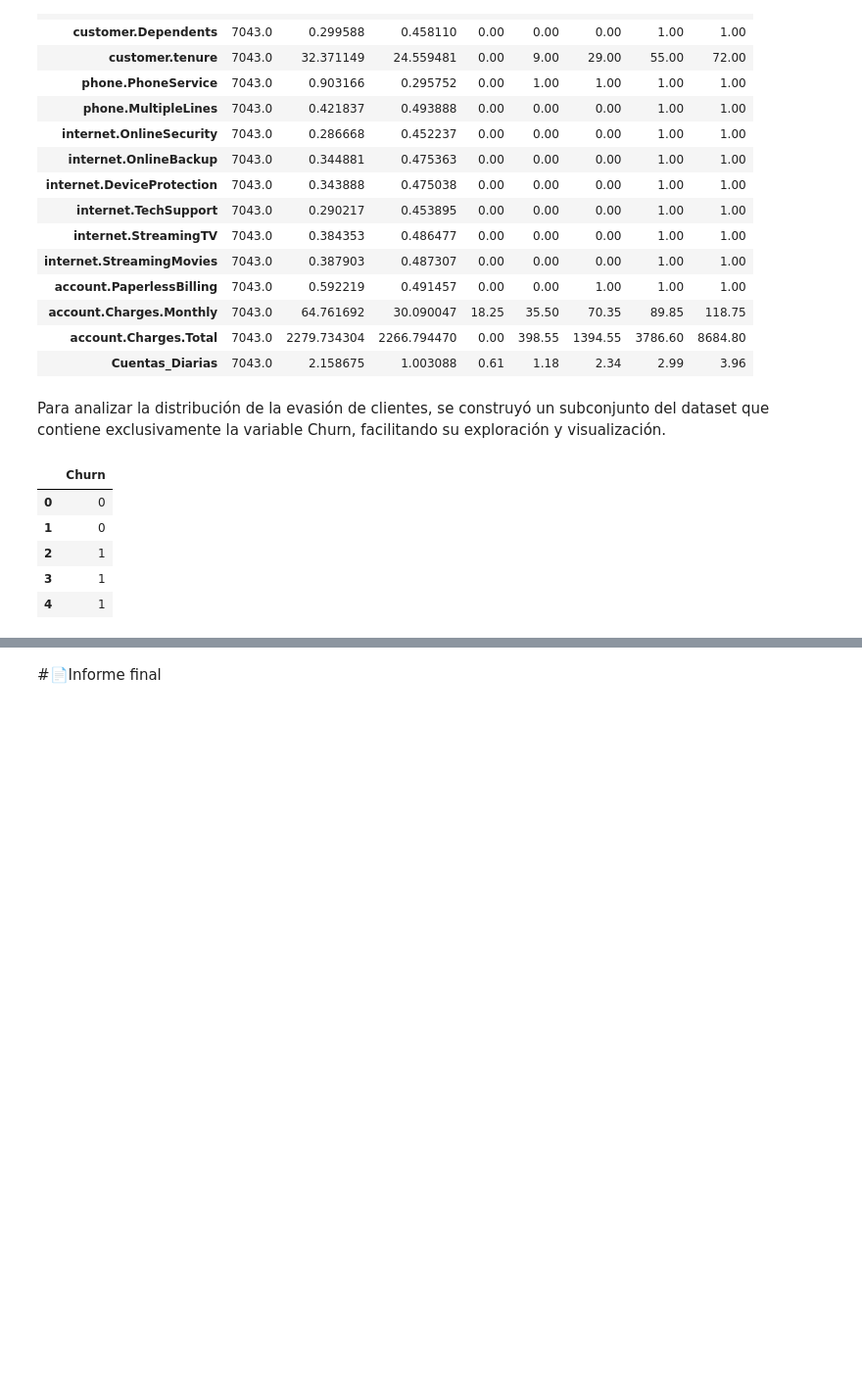
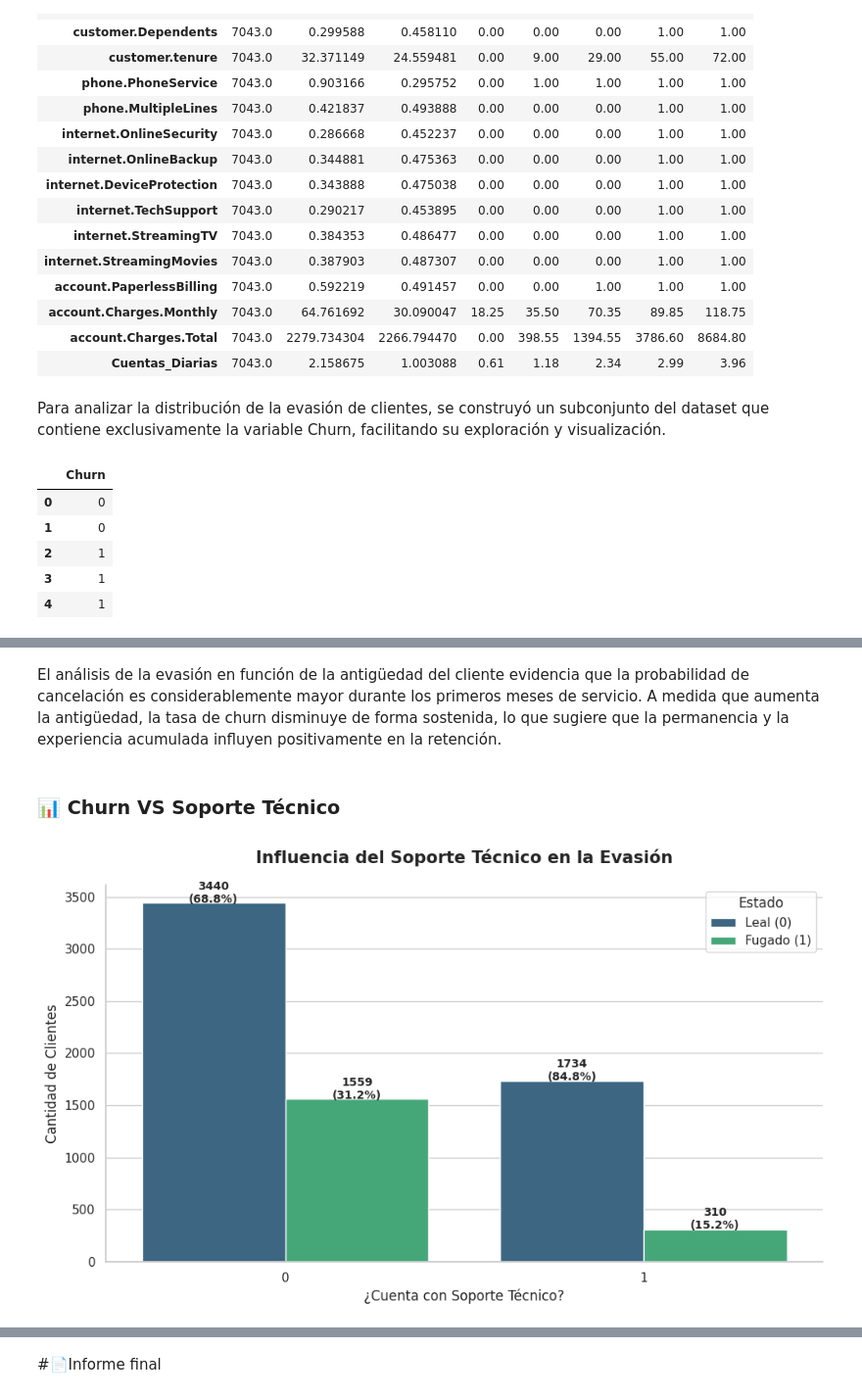
Before and after one commit to DaniGa-Mo/Challenge_TelecomX, a Jupyter notebook: TelecomX_LATAM.ipynb, the cells around one changed output, grey strips where cells are left out. Shown at 98% size. Drawn from its saved outputs; the diff is of its cells as text; code cells hidden in the pictures; blank space fills up the shorter version.

```diff
--- a/TelecomX_LATAM.ipynb
+++ b/TelecomX_LATAM.ipynb
@@ -434,0 +509,45 @@ El gráfico de pizza muestra la distribución de clientes según su estado de ev
+# %% [markdown]
+El análisis de la evasión en función de la antigüedad del cliente evidencia que la probabilidad de cancelación es considerablemente mayor durante los primeros meses de servicio. A medida que aumenta la antigüedad, la tasa de churn disminuye de forma sostenida, lo que sugiere que la permanencia y la experiencia acumulada influyen positivamente en la retención.
+# %% [markdown]
+### 📊 Churn VS Soporte Técnico
+# %%
+# 1. Calculamos porcentajes para las etiquetas
+stats_tech = df_normalizado.groupby('internet.TechSupport')['Churn'].value_counts(normalize=True).unstack() * 100
+
+# 2. Configuración estética
+sns.set_theme(style="whitegrid")
+plt.figure(figsize=(10, 6))
+
+# 3. Gráfico de barras agrupadas
+ax = sns.countplot(
+    x='internet.TechSupport',
+    hue='Churn',
+    data=df_normalizado,
+    palette='viridis'
+)
+
+# 4. Agregar etiquetas de cantidad y porcentaje
+for i, p in enumerate(ax.patches):
+    height = p.get_height()
+    if height > 0:
+        # Lógica para posicionar % correcto
+        n_categories = len(stats_tech.index)
+        cat_idx = i % n_categories
+        churn_type = 1 if i >= n_categories else 0
+        percentage = stats_tech.iloc[cat_idx, churn_type]
+
+        ax.text(p.get_x() + p.get_width()/2., height + 5,
+                f'{int(height)}\n({percentage:.1f}%)',
+                ha="center", fontsize=10, fontweight='bold')
+
+# 5. Personalización final
+plt.title('Influencia del Soporte Técnico en la Evasión', fontsize=15, pad=20, fontweight='bold')
+plt.xlabel('¿Cuenta con Soporte Técnico?', fontsize=12)
+plt.ylabel('Cantidad de Clientes', fontsize=12)
+plt.legend(title='Estado', labels=['Leal (0)', 'Fugado (1)'])
+
+sns.despine()
+plt.tight_layout()
+plt.show()
+# %% [output]
+[figure, added]
```
Also changed, not shown: parts of 32 cells of this notebook.
